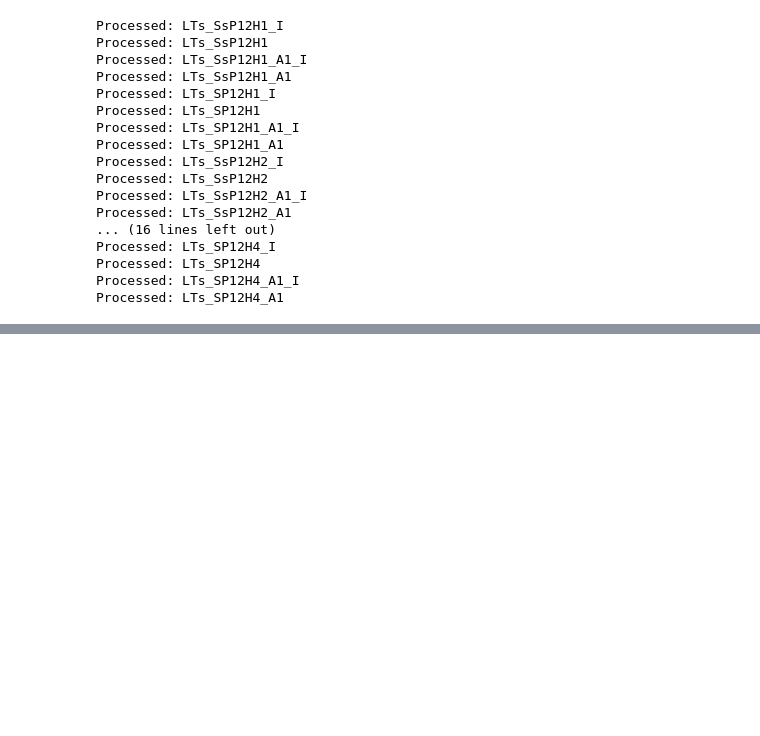
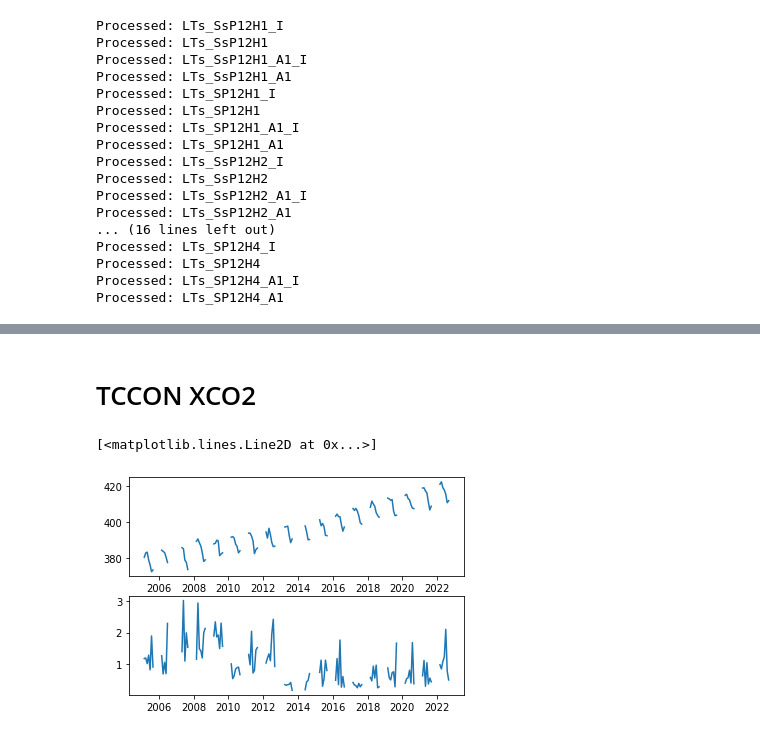
Before and after one commit to JonasHach/dlm_helper, a Jupyter notebook: examples/TCCON_Ny_Alesund.ipynb, the cells around one changed output, grey strips where cells are left out. Saved outputs shown, nothing was run; the diff lists cells and outputs as text; code cells hidden in the pictures; blank space fills up the shorter version.

```diff
--- a/examples/TCCON_Ny_Alesund.ipynb
+++ b/examples/TCCON_Ny_Alesund.ipynb
@@ -105,0 +108,19 @@ fig = r.plot_summary(figsize=(12,8))
+# %% [markdown]
+# TCCON XCO2
+# %%
+time = ds.time.data
+data = ds.xco2.data
+error = ds.xco2_error.data
+product_type ="TCCON.GGG2020"
+
+ds.close()
+# %%
+ts = dlmhelper.data.TimeSeries(data, time64 = time, time_unit='month', error=error, product_type=product_type)
+# %%
+fig, axs = plt.subplots(2,1)
+
+axs[0].plot(ts.time64, ts.data)
+axs[1].plot(ts.time64, ts.error)
+# %% [output]
+[<matplotlib.lines.Line2D at 0x...>]
+[figure, added]
```
Also changed, not shown: parts of 12 cells of this notebook.
